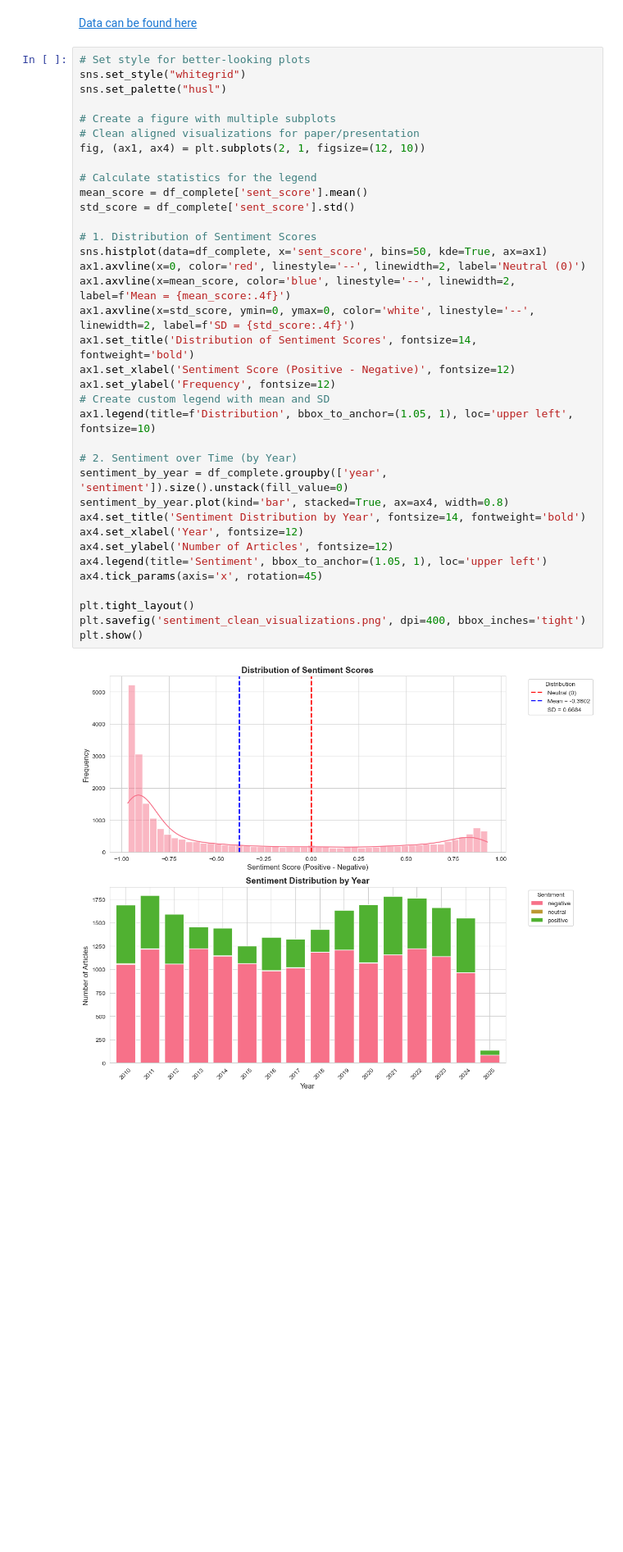
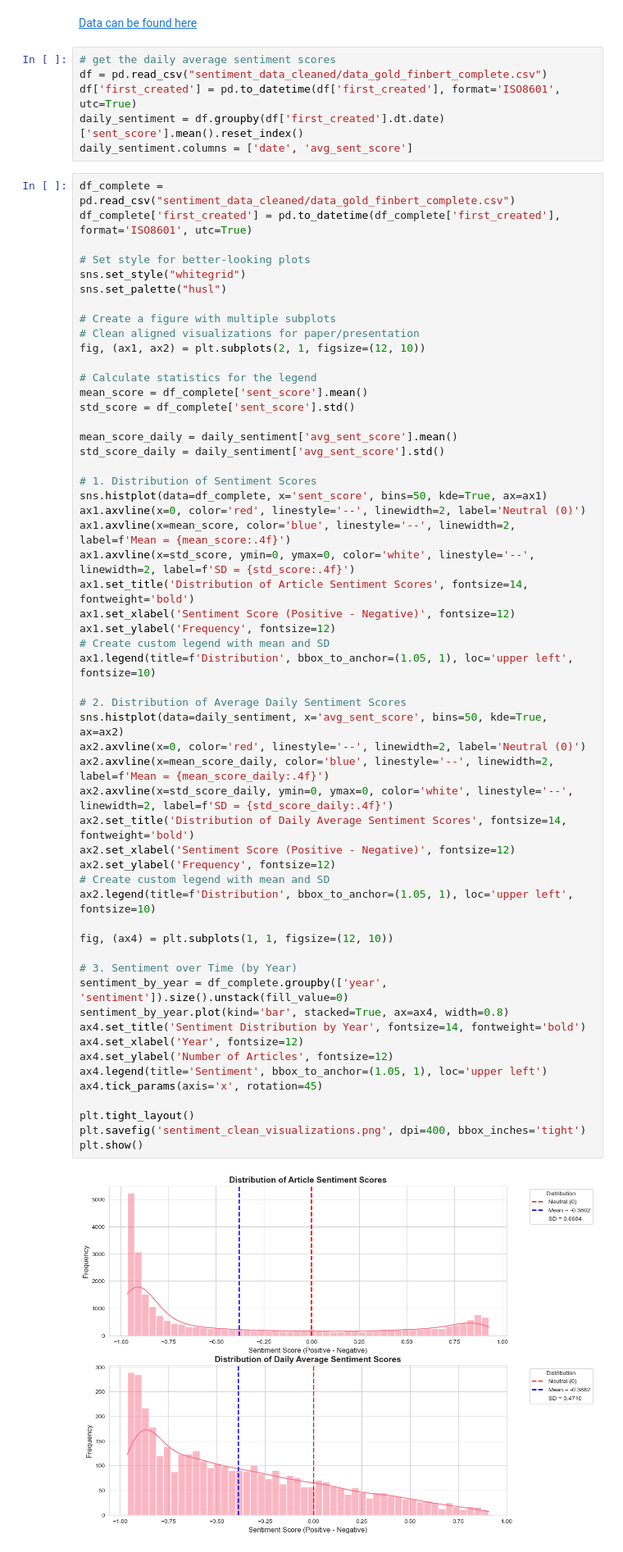
Before and after one commit to Gr00vin/SeniorDesign, a Jupyter notebook: sentiment/FinBERT.ipynb, the cells around one changed output. Shown at 82% size. Drawn from its saved outputs; the diff is of its cells as text; blank space fills up the shorter version.

Commit message:
added daily sentiment stuff

```diff
--- a/sentiment/FinBERT.ipynb
+++ b/sentiment/FinBERT.ipynb
@@ -172,41 +137,66 @@ print(f"All years processed and saved to data_gold_finbert_complete.csv")
 All years processed and saved to data_gold_finbert_complete.csv
 # %% [markdown]
 [Data can be found here](https://www.dropbox.com/scl/fi/sdr4d3oij4yqvffjdbrk6/sentiment_data_cleaned.zip?rlkey=5puznbc40pp9nf7miki81gjqv&e=1&st=xwb8577i&dl=0)
+# %%
+# get the daily average sentiment scores
+df = pd.read_csv("sentiment_data_cleaned/data_gold_finbert_complete.csv")
+df['first_created'] = pd.to_datetime(df['first_created'], format='ISO8601', utc=True)
+daily_sentiment = df.groupby(df['first_created'].dt.date)['sent_score'].mean().reset_index()
+daily_sentiment.columns = ['date', 'avg_sent_score']
 # %%
+df_complete = pd.read_csv("sentiment_data_cleaned/data_gold_finbert_complete.csv")
+df_complete['first_created'] = pd.to_datetime(df_complete['first_created'], format='ISO8601', utc=True)
+
 # Set style for better-looking plots
 sns.set_style("whitegrid")
 sns.set_palette("husl")
 
 # Create a figure with multiple subplots
 # Clean aligned visualizations for paper/presentation
-fig, (ax1, ax4) = plt.subplots(2, 1, figsize=(12, 10))
+fig, (ax1, ax2) = plt.subplots(2, 1, figsize=(12, 10))
 
 # Calculate statistics for the legend
 mean_score = df_complete['sent_score'].mean()
 std_score = df_complete['sent_score'].std()
+
+mean_score_daily = daily_sentiment['avg_sent_score'].mean()
+std_score_daily = daily_sentiment['avg_sent_score'].std()
 
 # 1. Distribution of Sentiment Scores
 sns.histplot(data=df_complete, x='sent_score', bins=50, kde=True, ax=ax1)
 ax1.axvline(x=0, color='red', linestyle='--', linewidth=2, label='Neutral (0)')
 ax1.axvline(x=mean_score, color='blue', linestyle='--', linewidth=2, label=f'Mean = {mean_score:.4f}')
 ax1.axvline(x=std_score, ymin=0, ymax=0, color='white', linestyle='--', linewidth=2, label=f'SD = {std_score:.4f}')
-ax1.set_title('Distribution of Sentiment Scores', fontsize=14, fontweight='bold')
+ax1.set_title('Distribution of Article Sentiment Scores', fontsize=14, fontweight='bold')
 ax1.set_xlabel('Sentiment Score (Positive - Negative)', fontsize=12)
 ax1.set_ylabel('Frequency', fontsize=12)
 # Create custom legend with mean and SD
 ax1.legend(title=f'Distribution', bbox_to_anchor=(1.05, 1), loc='upper left', fontsize=10)
 
-# 2. Sentiment over Time (by Year)
+# 2. Distribution of Average Daily Sentiment Scores
+sns.histplot(data=daily_sentiment, x='avg_sent_score', bins=50, kde=True, ax=ax2)
+ax2.axvline(x=0, color='red', linestyle='--', linewidth=2, label='Neutral (0)')
+ax2.axvline(x=mean_score_daily, color='blue', linestyle='--', linewidth=2, label=f'Mean = {mean_score_daily:.4f}')
+ax2.axvline(x=std_score_daily, ymin=0, ymax=0, color='white', linestyle='--', linewidth=2, label=f'SD = {std_score_daily:.4f}')
+ax2.set_title('Distribution of Daily Average Sentiment Scores', fontsize=14, fontweight='bold')
+ax2.set_xlabel('Sentiment Score (Positive - Negative)', fontsize=12)
+ax2.set_ylabel('Frequency', fontsize=12)
+# Create custom legend with mean and SD
+ax2.legend(title=f'Distribution', bbox_to_anchor=(1.05, 1), loc='upper left', fontsize=10)
+
+fig, (ax4) = plt.subplots(1, 1, figsize=(12, 10))
+
+# 3. Sentiment over Time (by Year)
 sentiment_by_year = df_complete.groupby(['year', 'sentiment']).size().unstack(fill_value=0)
 sentiment_by_year.plot(kind='bar', stacked=True, ax=ax4, width=0.8)
 ax4.set_title('Sentiment Distribution by Year', fontsize=14, fontweight='bold')
 ax4.set_xlabel('Year', fontsize=12)
 ax4.set_ylabel('Number of Articles', fontsize=12)
 ax4.legend(title='Sentiment', bbox_to_anchor=(1.05, 1), loc='upper left')
 ax4.tick_params(axis='x', rotation=45)
 
 plt.tight_layout()
 plt.savefig('sentiment_clean_visualizations.png', dpi=400, bbox_inches='tight')
 plt.show()
 # %% [output]
-[figure, old version]
+[figure, new version]
```
Also changed, not shown: parts of 2 cells of this notebook.
